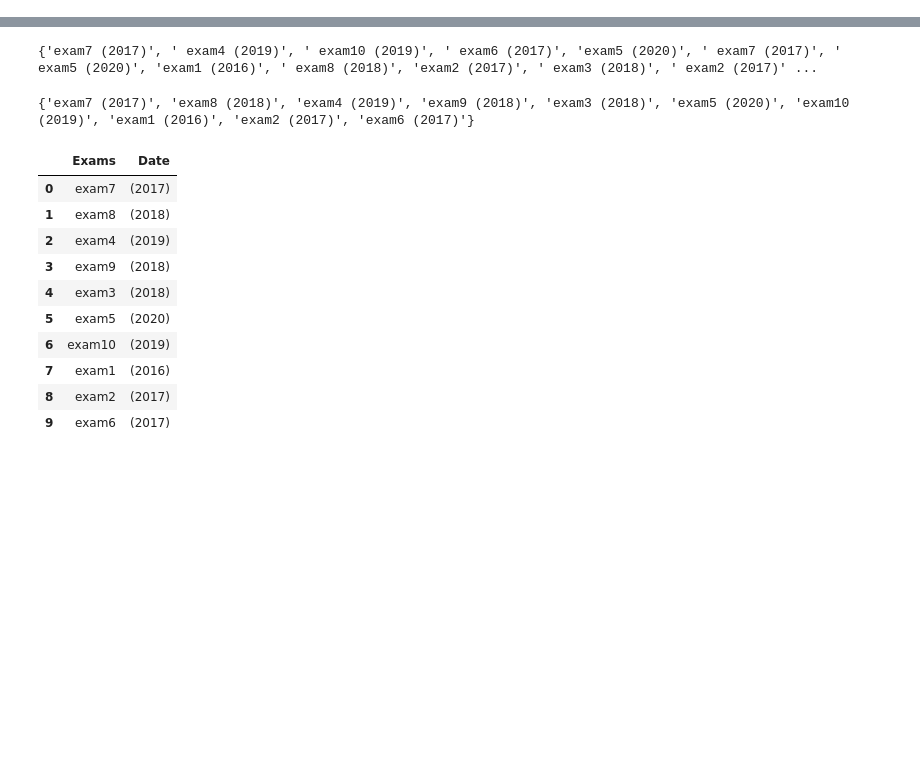
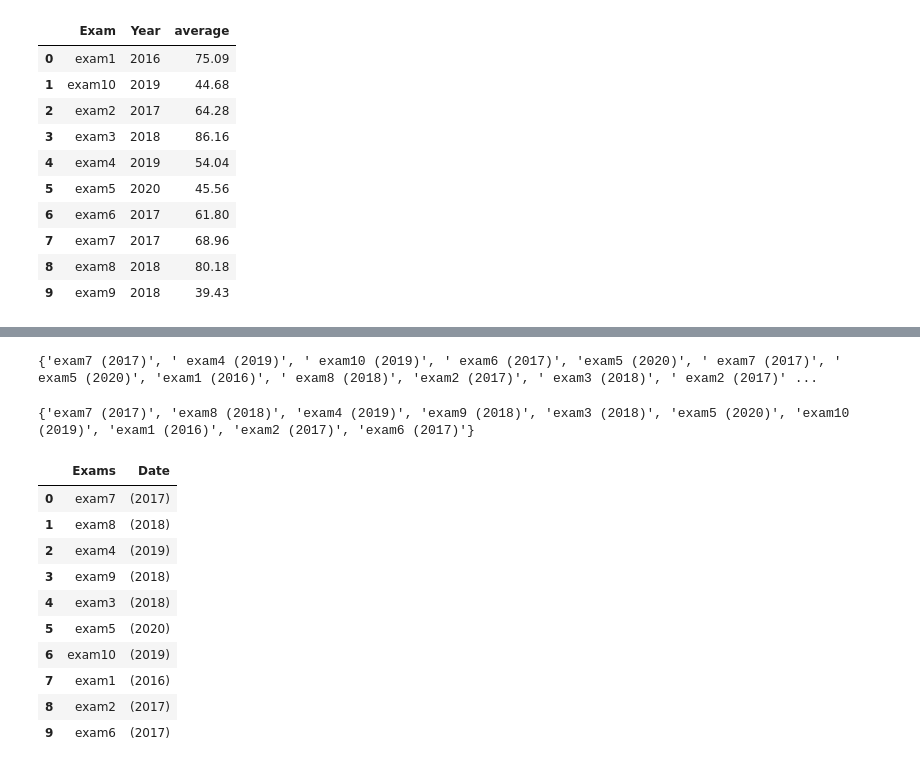
Before and after one commit to prashantkumaromar/Assignmnt6, a Jupyter notebook: Assignment6Practice.ipynb, the cells around one changed output, grey strips where cells are left out. Drawn from its saved outputs; the diff is of its cells as text; code cells hidden in the pictures; blank space fills up the shorter version.

```diff
--- a/Assignment6Practice.ipynb
+++ b/Assignment6Practice.ipynb
@@ -22,0 +105,5 @@ df
+# %%
+    df3 = df_exams.set_index(keys='Exam').merge(df_studentexamscores.groupby('Exam').Score.mean().round(decimals=2), on='Exam')
+    df3 = df3.sort_values(by='Score', ascending=False)
+    df3.columns = ['Year', 'average']
+    df3
@@ -22,0 +192,16 @@ df
+# %%
+df5 = df_exams.merge(df_studentexamscores.groupby('Exam').Score.mean().round(decimals=2), on='Exam')
+df5 = df5.rename(columns={'Score': 'average'})
+df5
+# %% [output]
+|  | Exam | Year | average |
+| 0 | exam1 | 2016 | 75.09 |
+| 1 | exam10 | 2019 | 44.68 |
+| 2 | exam2 | 2017 | 64.28 |
+| 3 | exam3 | 2018 | 86.16 |
+| 4 | exam4 | 2019 | 54.04 |
+| 5 | exam5 | 2020 | 45.56 |
+| 6 | exam6 | 2017 | 61.80 |
+| 7 | exam7 | 2017 | 68.96 |
+| 8 | exam8 | 2018 | 80.18 |
+| 9 | exam9 | 2018 | 39.43 |
```
Also changed, not shown: parts of 14 cells of this notebook, 27 other files.
